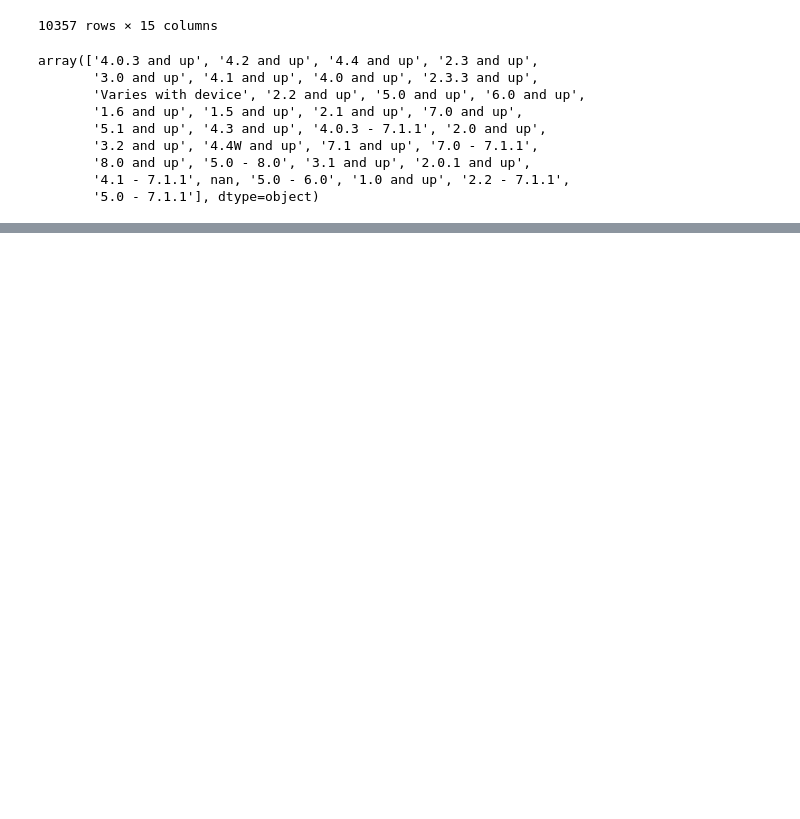
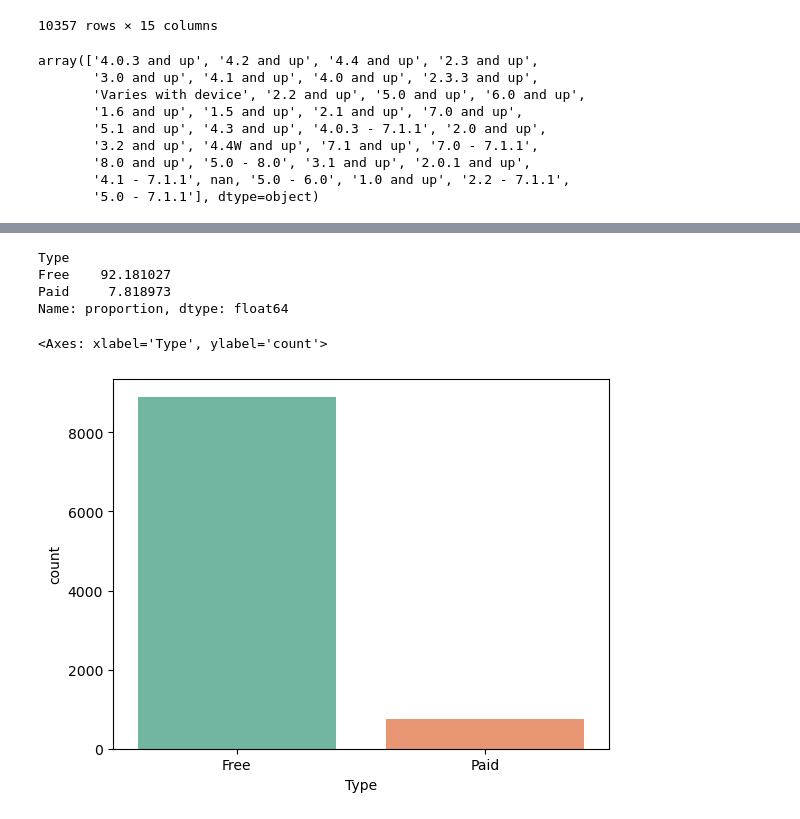
Before and after one commit to ramkumawat02/Data-Science-Projects-, a Jupyter notebook: Machine Learning Projects/EDA/01_EDA_Google_Play.ipynb, the cells around one changed output, grey strips where cells are left out. Cells and saved outputs as stored; diff of their text form; code cells hidden in the pictures; blank space fills up the shorter version.

```diff
--- a/Machine Learning Projects/EDA/01_EDA_Google_Play.ipynb
+++ b/Machine Learning Projects/EDA/01_EDA_Google_Play.ipynb
@@ -658,0 +689,4 @@ array(['4.0.3 ', '4.2 ', '4.4 ', '2.3 ', '3.0 ', '4.1 ', '4.0 ', '2.3.3 ',
+# %%
+# remove "W "
+df_copy["Android Ver"] = df_copy["Android Ver"].str.replace("W", "") # to remove the "W " from the values in the column 'Android Version' so that we can convert the data type of the column 'Android Version' to numeric data type.
+df_copy["Android Ver"].unique() # to check the unique values of the column
@@ -658,0 +700,8 @@ array(['4.0.3 ', '4.2 ', '4.4 ', '2.3 ', '3.0 ', '4.1 ', '4.0 ', '2.3.3 ',
+# %%
+# remove "nan"
+df_copy["Android Ver"] = df_copy["Android Ver"].str.replace("nan", "") # to remove the "nan" from the values in the column 'Android Version' so that we can convert the data type of the column 'Android Version' to numeric data type.
+df_copy["Android Ver"].unique() # to check the unique values of the column
+df_copy["Android Ver"] = df_copy["Android Ver"].replace("", pd.NA)
+df_copy.dropna(subset=["Android Ver"], inplace=True)
+
+df_copy["Android Ver"].unique()
@@ -658,0 +715,4 @@ array(['4.0.3 ', '4.2 ', '4.4 ', '2.3 ', '3.0 ', '4.1 ', '4.0 ', '2.3.3 ',
+# %%
+df_copy["Android Ver"] = df_copy["Android Ver"].str.replace(" ", "") # to remove the " " from the values in the column 'Android Version' so that we can convert the data type of the column 'Android Version' to numeric data type.
+df_copy["Android Ver"] = df_copy["Android Ver"].str.replace("-", "")
+df_copy["Android Ver"].unique()
@@ -658,0 +757,2 @@ array(['4.0.3 ', '4.2 ', '4.4 ', '2.3 ', '3.0 ', '4.1 ', '4.0 ', '2.3.3 ',
+# %%
+df_copy = df_copy.drop_duplicates(subset = ["App"], keep = "first") # to drop the duplicate values from the column 'App', subset=["App"] will specify the column from which we want to drop the duplicate values, keep="first" will keep the first occurrence of the duplicate values and drop the rest.
@@ -658,0 +875,15 @@ array(['4.0.3 ', '4.2 ', '4.4 ', '2.3 ', '3.0 ', '4.1 ', '4.0 ', '2.3.3 ',
+# %%
+df_copy["Type"].value_counts(normalize=True)*100
+# %% [output]
+Type
+Free    92.181027
+Paid     7.818973
+Name: proportion, dtype: float64
+# %%
+# lets make a plot
+sns.countplot(x=df_copy["Type"]) # to make a count plot of the column 'Type', it will show the count of each unique value in the column 'Type' in the form of a bar plot.
+# adding title and labels to the plot and different colors to the bars
+sns.countplot(x=df_copy["Type"], palette="Set2") # to make a count plot of the column 'Type', it will show the count of each unique value in the column 'Type' in the form of a bar plot.
+# %% [output]
+<Axes: xlabel='Type', ylabel='count'>
+[figure, added]
```
Also changed, not shown: parts of 58 cells of this notebook.
